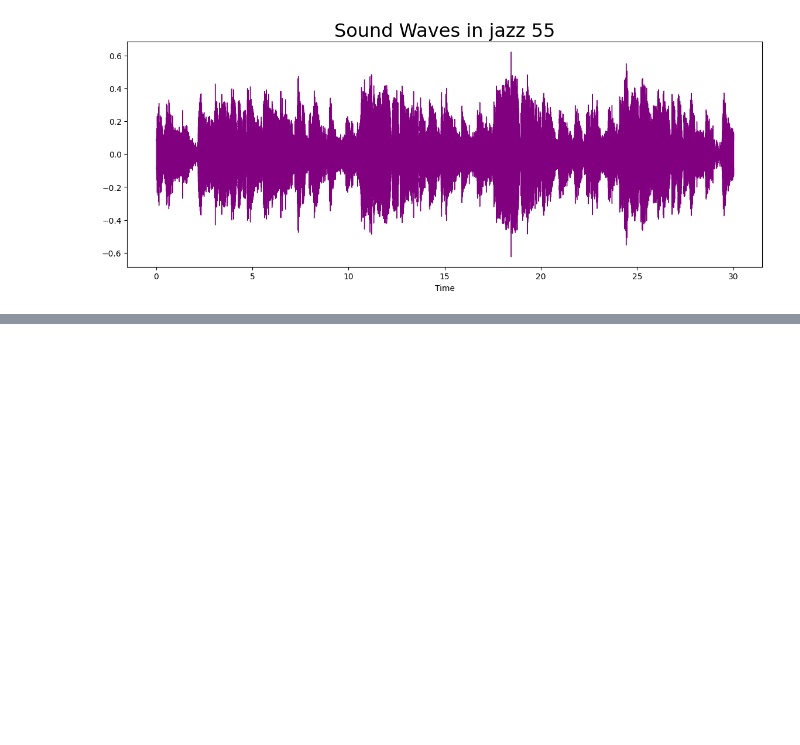
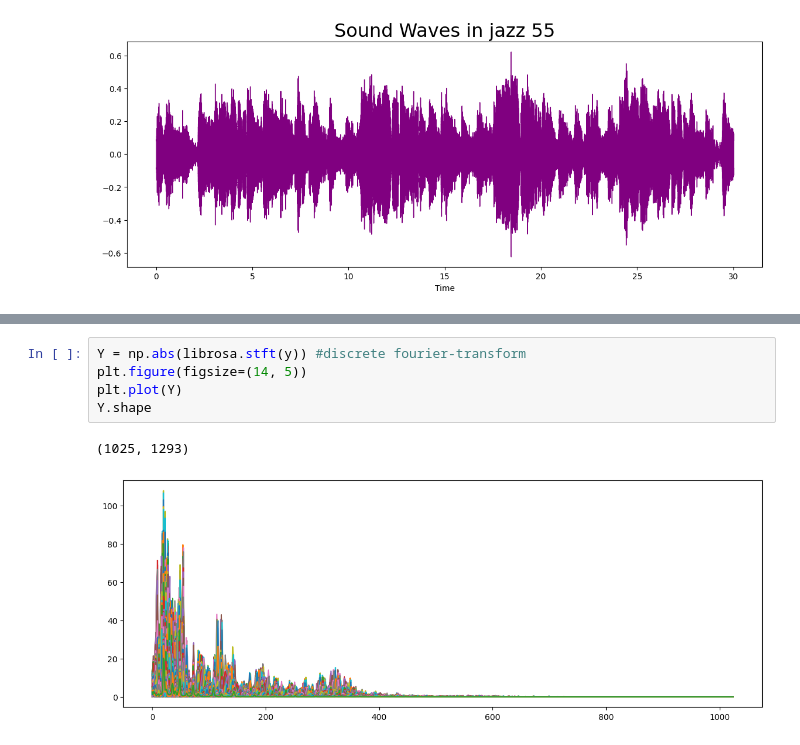
Before and after one commit to B1oodRain/music-genres-classification, a Jupyter notebook: main.ipynb, the cells around one changed output, grey strips where cells are left out. Drawn from its saved outputs; the diff is of its cells as text; blank space fills up the shorter version.

```diff
--- a/main.ipynb
+++ b/main.ipynb
@@ -65,0 +69,8 @@ plt.title("Sound Waves in jazz 55", fontsize = 23);
+# %%
+Y = np.abs(librosa.stft(y)) #discrete fourier-transform
+plt.figure(figsize=(14, 5))
+plt.plot(Y)
+Y.shape
+# %% [output]
+(1025, 1293)
+[figure, added]
```
Also changed, not shown: parts of 22 cells of this notebook.
